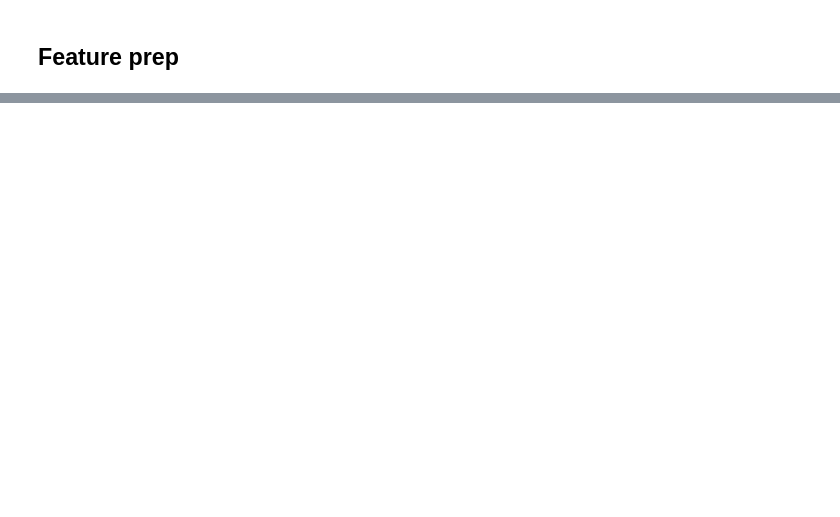
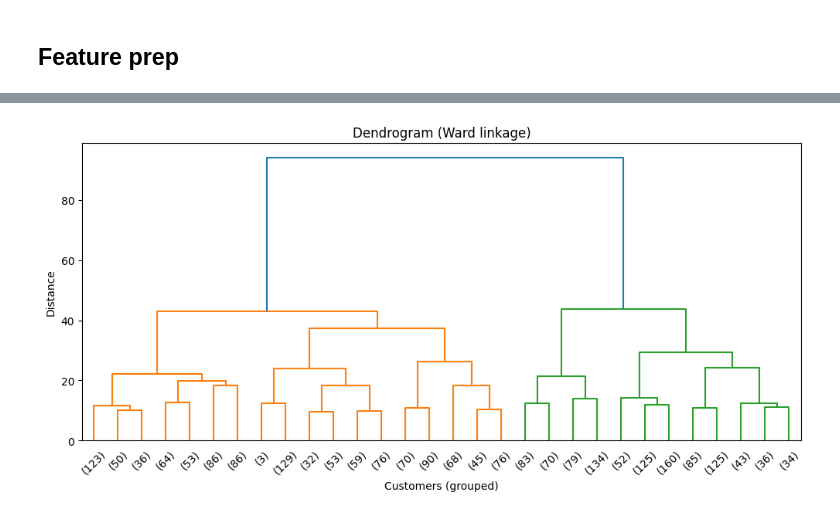
Before and after one commit to AGR533/Customer_Personality_Analysis, a Jupyter notebook: hierarchical_clustering.ipynb, the cells around one changed output, grey strips where cells are left out. Saved outputs shown, nothing was run; the diff lists cells and outputs as text; code cells hidden in the pictures; blank space fills up the shorter version.

```diff
--- a/hierarchical_clustering.ipynb
+++ b/hierarchical_clustering.ipynb
@@ -47,2 +85,11 @@ print(df["HC_Cluster"].value_counts().sort_index())
 # %%
 linkage_matrix = linkage(X_scaled, method="ward")
+# %%
+plt.figure(figsize=(12, 5))
+dendrogram(linkage_matrix, truncate_mode="lastp", p=30)
+plt.title("Dendrogram (Ward linkage)")
+plt.xlabel("Customers (grouped)")
+plt.ylabel("Distance")
+plt.show()
+# %% [output]
+[figure, added]
```
Also changed, not shown: parts of 9 cells of this notebook.
